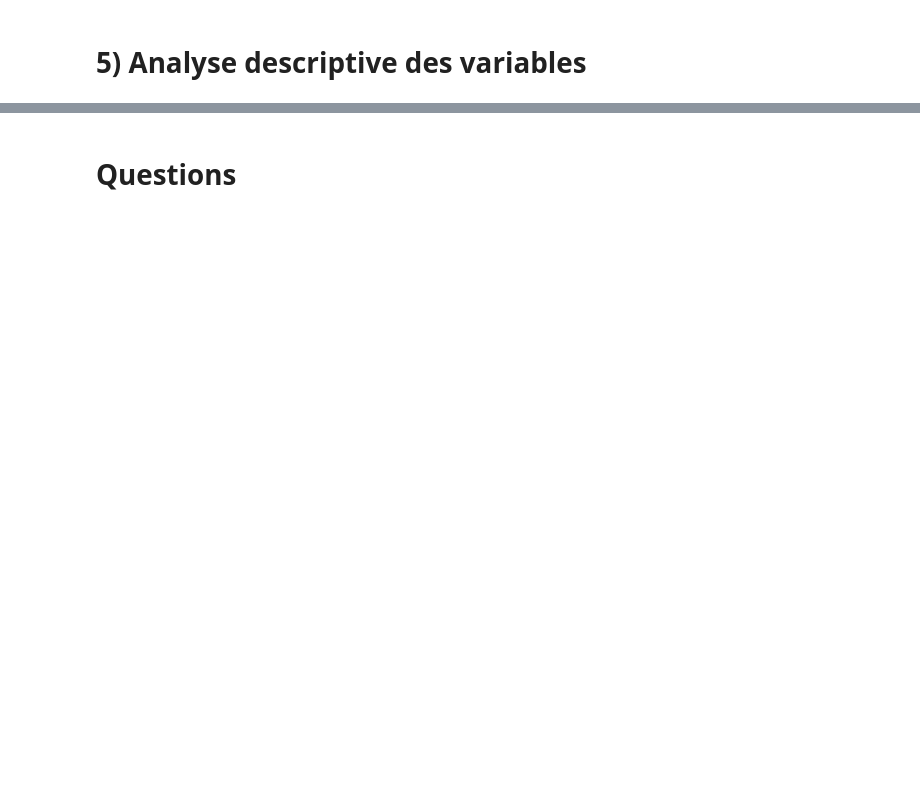
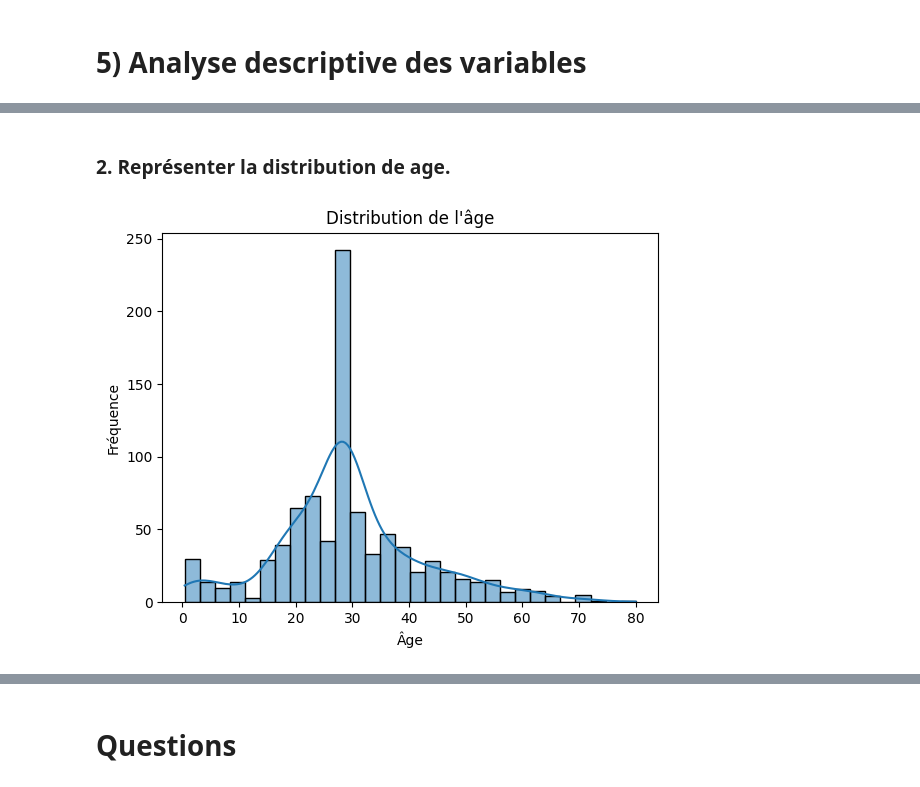
Before and after one commit to SauSauN/Data_Nelly_Academic_Project, a Jupyter notebook: Data_viz_tp2.ipynb, the cells around one changed output, grey strips where cells are left out. Drawn from its saved outputs; the diff is of its cells as text; code cells hidden in the pictures; blank space fills up the shorter version.

```diff
--- a/Data_viz_tp2.ipynb
+++ b/Data_viz_tp2.ipynb
@@ -305,0 +325,11 @@ Variable utile pour les modèles prédictifs : elle synthétise sibsp et parch e
+# %% [markdown]
+### 2. Représenter la distribution de age.
+# %%
+plt.figure()
+sns.histplot(df['age'], kde=True)
+plt.title("Distribution de l'âge")
+plt.xlabel("Âge")
+plt.ylabel("Fréquence")
+plt.show()
+# %% [output]
+[figure, added]
```
Also changed, not shown: parts of 15 cells of this notebook.
